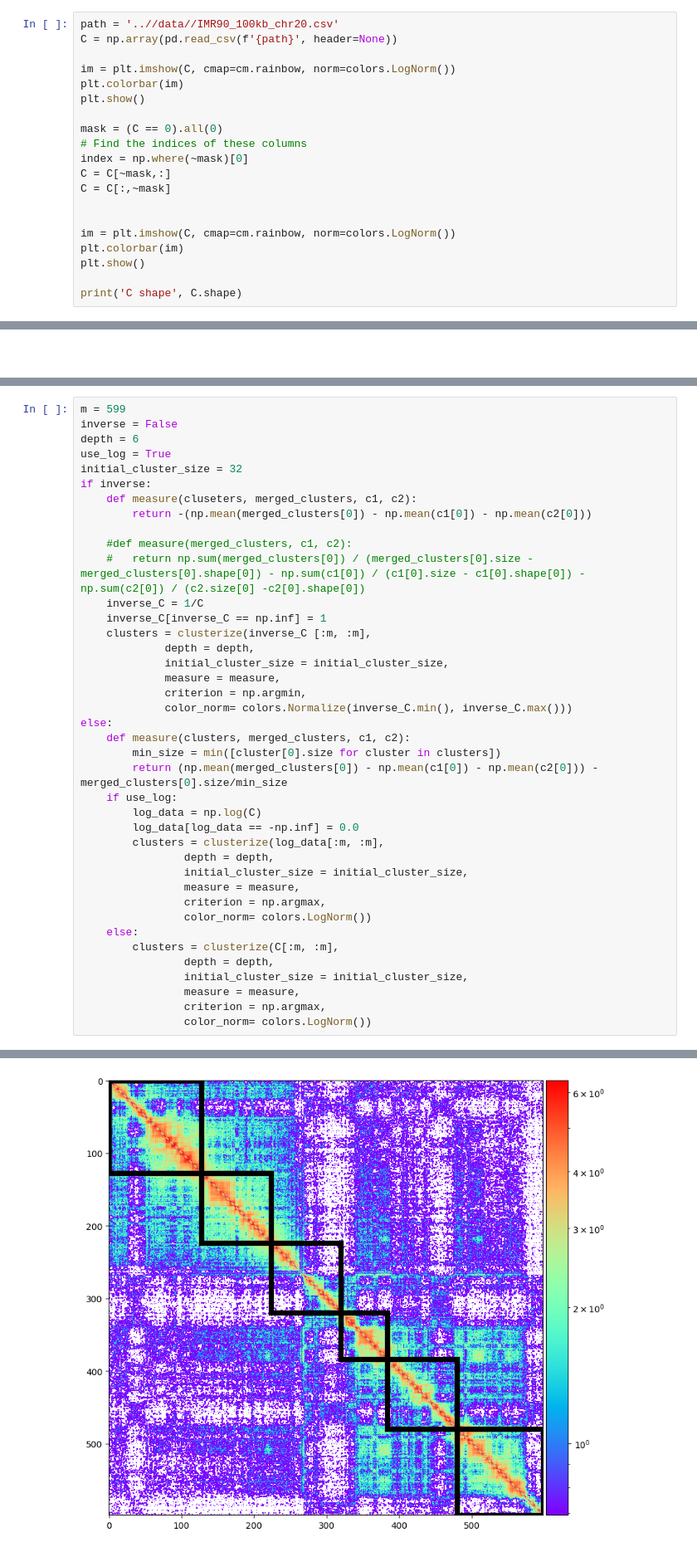
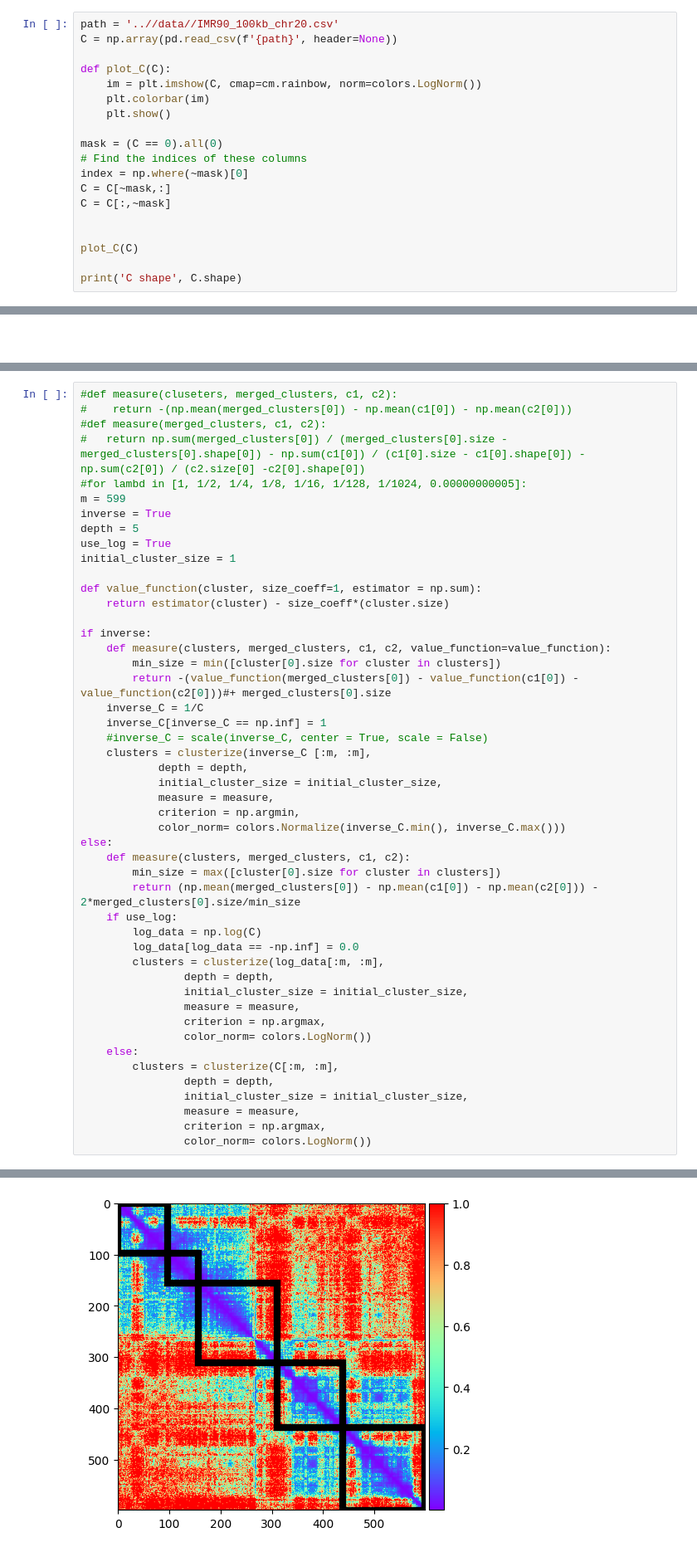
Before and after one commit to Nik212/chromatin-reconstruction, a Jupyter notebook: src/clustering.ipynb, the cells around one changed output, grey strips where cells are left out. Shown: that part at 83% size. Drawn from its saved outputs; the diff is of its cells as text.

Commit message:
shrinkage clustering imp added

```diff
--- a/src/clustering.ipynb
+++ b/src/clustering.ipynb
@@ -12,9 +12,10 @@ plt.rcParams["figure.autolayout"] = True
 path = '..//data//IMR90_100kb_chr20.csv'
 C = np.array(pd.read_csv(f'{path}', header=None))
 
-im = plt.imshow(C, cmap=cm.rainbow, norm=colors.LogNorm())
-plt.colorbar(im)
-plt.show()
+def plot_C(C):
+    im = plt.imshow(C, cmap=cm.rainbow, norm=colors.LogNorm())
+    plt.colorbar(im)
+    plt.show()
 
 mask = (C == 0).all(0)
 # Find the indices of these columns
@@ -23,9 +24,7 @@ C = C[~mask,:]
 C = C[:,~mask]
 
 
-im = plt.imshow(C, cmap=cm.rainbow, norm=colors.LogNorm())
-plt.colorbar(im)
-plt.show()
+plot_C(C)
 
 print('C shape', C.shape)
 # %% [output]
@@ -160,43 +164,51 @@ def clusterize(C, depth, initial_cluster_size, measure, criterion,  color_norm):
 # %%
+#def measure(cluseters, merged_clusters, c1, c2):
+#    return -(np.mean(merged_clusters[0]) - np.mean(c1[0]) - np.mean(c2[0]))
+#def measure(merged_clusters, c1, c2):
+#   return np.sum(merged_clusters[0]) / (merged_clusters[0].size - merged_clusters[0].shape[0]) - np.sum(c1[0]) / (c1[0].size - c1[0].shape[0]) - np.sum(c2[0]) / (c2.size[0] -c2[0].shape[0])
+#for lambd in [1, 1/2, 1/4, 1/8, 1/16, 1/128, 1/1024, 0.00000000005]:
 m = 599
-inverse = False
-depth = 6
+inverse = True
+depth = 5
 use_log = True
-initial_cluster_size = 32
+initial_cluster_size = 1
+
+def value_function(cluster, size_coeff=1, estimator = np.sum):
+    return estimator(cluster) - size_coeff*(cluster.size)
+
 if inverse:
-    def measure(cluseters, merged_clusters, c1, c2):
-        return -(np.mean(merged_clusters[0]) - np.mean(c1[0]) - np.mean(c2[0]))
-
-    #def measure(merged_clusters, c1, c2):
-    #   return np.sum(merged_clusters[0]) / (merged_clusters[0].size - merged_clusters[0].shape[0]) - np.sum(c1[0]) / (c1[0].size - c1[0].shape[0]) - np.sum(c2[0]) / (c2.size[0] -c2[0].shape[0])
+    def measure(clusters, merged_clusters, c1, c2, value_function=value_function):
+        min_size = min([cluster[0].size for cluster in clusters])
+        return -(value_function(merged_clusters[0]) - value_function(c1[0]) - value_function(c2[0]))#+ merged_clusters[0].size
     inverse_C = 1/C
     inverse_C[inverse_C == np.inf] = 1
+    #inverse_C = scale(inverse_C, center = True, scale = False)
     clusters = clusterize(inverse_C [:m, :m],
-             depth = depth,
-             initial_cluster_size = initial_cluster_size,
-             measure = measure,
-             criterion = np.argmin,
-             color_norm= colors.Normalize(inverse_C.min(), inverse_C.max()))
+            depth = depth,
+            initial_cluster_size = initial_cluster_size,
+            measure = measure,
+            criterion = np.argmin,
+            color_norm= colors.Normalize(inverse_C.min(), inverse_C.max()))
 else:
     def measure(clusters, merged_clusters, c1, c2):
-        min_size = min([cluster[0].size for cluster in clusters])
-        return (np.mean(merged_clusters[0]) - np.mean(c1[0]) - np.mean(c2[0])) - merged_clusters[0].size/min_size
+        min_size = max([cluster[0].size for cluster in clusters])
+        return (np.mean(merged_clusters[0]) - np.mean(c1[0]) - np.mean(c2[0])) - 2*merged_clusters[0].size/min_size
     if use_log:
         log_data = np.log(C)
         log_data[log_data == -np.inf] = 0.0
         clusters = clusterize(log_data[:m, :m],
                 depth = depth,
                 initial_cluster_size = initial_cluster_size,
                 measure = measure,
                 criterion = np.argmax,
                 color_norm= colors.LogNorm())
     else:
         clusters = clusterize(C[:m, :m],
                 depth = depth,
                 initial_cluster_size = initial_cluster_size,
                 measure = measure,
                 criterion = np.argmax,
                 color_norm= colors.LogNorm())
 # %% [output]
 initial depth:
-[figure, old version]
+[figure, new version]
```
Also changed, not shown: parts of 7 cells of this notebook.
